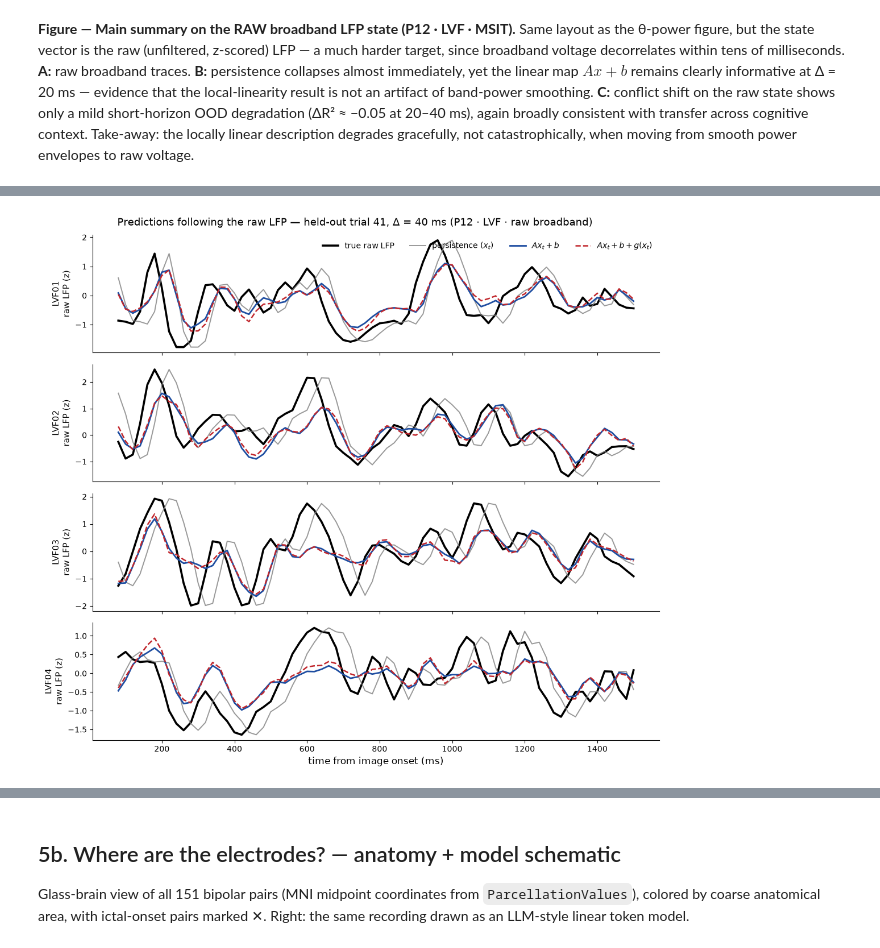
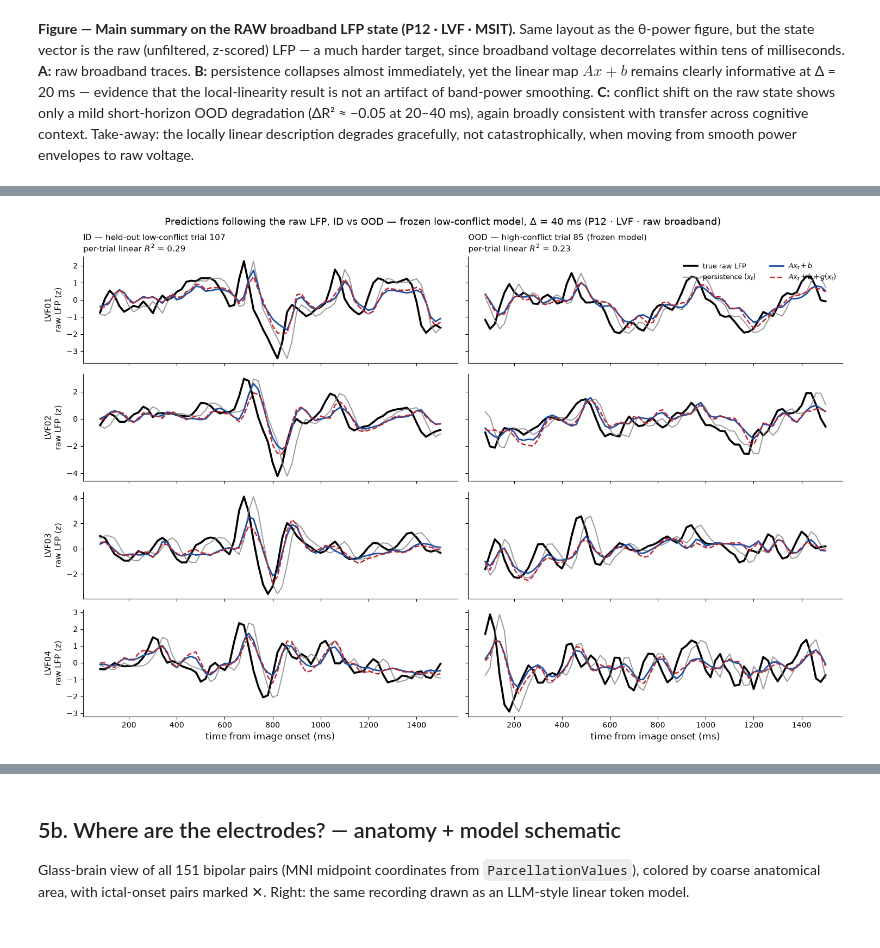
Before and after one commit to rgs2151/controller, a Jupyter notebook: NeuroAnalysis/brain_local_linearization.ipynb, the cells around one changed output, grey strips where cells are left out. Saved outputs shown, nothing was run; the diff lists cells and outputs as text; code cells hidden in the pictures.

Commit message:
prediction-tracking figure: add ID vs OOD columns (frozen low-conflict model, raw LFP)

```diff
--- a/NeuroAnalysis/brain_local_linearization.ipynb
+++ b/NeuroAnalysis/brain_local_linearization.ipynb
@@ -2004,25 +2004,27 @@ saved -> /teamspace/studios/this_studio/LinearLLMDynamic/NeuroAnalysis/figures/m
 # %% [markdown]
 **Figure — Main summary on the RAW broadband LFP state (P12 · LVF · MSIT).** Same layout as the θ-power figure, but the state vector is the raw (unfiltered, z-scored) LFP — a much harder target, since broadband voltage decorrelates within tens of milliseconds. **A:** raw broadband traces. **B:** persistence collapses almost immediately, yet the linear map $Ax+b$ remains clearly informative at Δ = 20 ms — evidence that the local-linearity result is not an artifact of band-power smoothing. **C:** conflict shift on the raw state shows only a mild short-horizon OOD degradation (ΔR² ≈ −0.05 at 20–40 ms), again broadly consistent with transfer across cognitive context. Take-away: the locally linear description degrades gracefully, not catastrophically, when moving from smooth power envelopes to raw voltage.
 # %%
-# ---------- Standalone figure: predictions following the TRUE RAW LFP ----------
-# Raw broadband voltage state (z-scored by training-baseline SD), one representative
-# held-out trial, 4 LVF channels. Horizon chosen automatically as the Δ where the
-# persistence-vs-linear difference is most obvious (max R² gap, linear still informative).
+# ---------- Standalone figure: predictions following the TRUE RAW LFP, ID vs OOD ----------
+# Raw broadband voltage state (z-scored by low-conflict-training baseline SD).
+# Model frozen on LOW-conflict trials; left column = held-out ID (low-conflict) trial,
+# right column = OOD (high-conflict) trial. Horizon chosen where persistence fails
+# but the linear map still visibly tracks.
 raw_v = sess["data"][:, clean_idx, :][:, region_mask_in_clean, :]      # (trials, ch, samples)
 tok_rawS, _, _ = tokenize(raw_v, sess["time"])
 t_ms_full_ = sess["time"] * 1000.0
 base_m_ = (t_ms_full_ >= EPOCH_MS[0]) & (t_ms_full_ < 0)
 base_sd_tr = raw_v[:, :, base_m_].std(axis=-1)                          # (trials, ch)
-mu_rawS = tok_rawS[tr].reshape(-1, tok_rawS.shape[-1]).mean(axis=0)
-sd_rawS = base_sd_tr[tr].mean(axis=0) + 1e-12
+# freeze normalization on low-conflict training trials (OOD must not touch stats)
+mu_rawS = tok_rawS[tr_lo].reshape(-1, tok_rawS.shape[-1]).mean(axis=0)
+sd_rawS = base_sd_tr[tr_lo].mean(axis=0) + 1e-12
 z_rawS = (tok_rawS - mu_rawS[None, None, :]) / sd_rawS[None, None, :]
 
 fits_S, cand_S = {}, {}
 for h_ms in [20, 40, 100]:
     hs_ = h_ms // TOKEN_STRIDE_MS
-    Xt_, Yt_ = make_pairs(z_rawS[tr], hs_)
-    Xv_, Yv_ = make_pairs(z_rawS[va], hs_)
-    Xe_, Ye_ = make_pairs(z_rawS[te], hs_)
+    Xt_, Yt_ = make_pairs(z_rawS[tr_lo], hs_)
+    Xv_, Yv_ = make_pairs(z_rawS[va_lo], hs_)
+    Xe_, Ye_ = make_pairs(z_rawS[te_lo], hs_)
     A_S, b_S, _ = fit_ridge(Xt_, Yt_, Xv_, Yv_)
     g_S = fit_residual_mlp(Xt_, Yt_ - ridge_predict(A_S, b_S, Xt_),
                            Xv_, Yv_ - ridge_predict(A_S, b_S, Xv_))
@@ -2036,33 +2038,48 @@ ok_S = sel_S[(sel_S.R2_linear > 0.25) & (sel_S.R2_persistence < 0)]
 h_star = int((ok_S if len(ok_S) else sel_S)["gap"].idxmax())
 print(f"chosen horizon: Δ = {h_star} ms (persistence fails, linear still tracks)")
 
-# representative held-out trial: per-trial linear R² closest to the test median
 hsS = h_star // TOKEN_STRIDE_MS
 A_S, b_S, g_S = fits_S[h_star]
-r2_trials = np.array([pop_r2(z_rawS[t_, hsS:], ridge_predict(A_S, b_S, z_rawS[t_, :-hsS]))
-                      for t_ in te])
-demo_S = int(te[np.argsort(r2_trials)[len(r2_trials) // 2]])
-Xd_S, Yd_S = z_rawS[demo_S, :-hsS], z_rawS[demo_S, hsS:]
-p_lin_S = ridge_predict(A_S, b_S, Xd_S)
-p_res_S = p_lin_S + mlp_predict(g_S, Xd_S)
-tp_S = token_t[hsS:]
+
+def _median_trial(trials_):
+    """trial whose per-trial linear R² is closest to the median of its split"""
+    r2s = np.array([pop_r2(z_rawS[t_, hsS:], ridge_predict(A_S, b_S, z_rawS[t_, :-hsS]))
+                    for t_ in trials_])
+    return int(trials_[np.argsort(r2s)[len(r2s) // 2]]), r2s
+
+demo_id, r2s_id = _median_trial(te_lo)
+demo_ood, r2s_ood = _median_trial(high_trials)
+print(f"ID trial {demo_id} (split median R²={np.median(r2s_id):.3f}) | "
+      f"OOD trial {demo_ood} (split median R²={np.median(r2s_ood):.3f})")
 
 ch_names_S = np.asarray(names_clean)[region_mask_in_clean] if len(np.asarray(names_clean)) == region_mask_in_clean.shape[0] else None
-fig, axs = plt.subplots(4, 1, figsize=(11, 10), sharex=True)
-for i_c, ax in enumerate(axs):
-    ax.plot(tp_S, Yd_S[:, i_c], color="black", lw=2.6, label="true raw LFP")
-    ax.plot(tp_S, Xd_S[:, i_c], color="gray", lw=1.4, alpha=0.8, label=f"persistence ($x_t$)")
-    ax.plot(tp_S, p_lin_S[:, i_c], color=COLOR_LINEAR, lw=2.0, label="$Ax_t+b$")
-    ax.plot(tp_S, p_res_S[:, i_c], color=COLOR_RESIDUAL, lw=1.8, ls="--", label="$Ax_t+b+g(x_t)$")
-    nm_ = str(ch_names_S[i_c]).split()[0] if ch_names_S is not None else f"LVF ch {i_c+1}"
-    ax.set_ylabel(f"{nm_}\nraw LFP (z)", fontsize=11)
-    ax.tick_params(labelsize=10)
-    for s_ in ("top", "right"):
-        ax.spines[s_].set_visible(False)
-axs[0].legend(fontsize=10, frameon=False, ncols=4, loc="upper right")
-axs[-1].set_xlabel("time from image onset (ms)", fontsize=12)
-fig.suptitle(f"Predictions following the raw LFP — held-out trial {demo_S}, $\\Delta$ = {h_star} ms "
-             f"(P12 · LVF · raw broadband)", fontsize=13)
+tp_S = token_t[hsS:]
+fig, axs = plt.subplots(4, 2, figsize=(15, 10), sharex=True, sharey="row")
+for j_c, (ttl_c, trial_c, r2s_c) in enumerate([
+        (f"ID — held-out low-conflict trial {demo_id}", demo_id, r2s_id),
+        (f"OOD — high-conflict trial {demo_ood} (frozen model)", demo_ood, r2s_ood)]):
+    Xd_, Yd_ = z_rawS[trial_c, :-hsS], z_rawS[trial_c, hsS:]
+    p_lin_ = ridge_predict(A_S, b_S, Xd_)
+    p_res_ = p_lin_ + mlp_predict(g_S, Xd_)
+    for i_c in range(4):
+        ax = axs[i_c, j_c]
+        ax.plot(tp_S, Yd_[:, i_c], color="black", lw=2.6, label="true raw LFP")
+        ax.plot(tp_S, Xd_[:, i_c], color="gray", lw=1.4, alpha=0.8, label="persistence ($x_t$)")
+        ax.plot(tp_S, p_lin_[:, i_c], color=COLOR_LINEAR, lw=2.0, label="$Ax_t+b$")
+        ax.plot(tp_S, p_res_[:, i_c], color=COLOR_RESIDUAL, lw=1.8, ls="--", label="$Ax_t+b+g(x_t)$")
+        if j_c == 0:
+            nm_ = str(ch_names_S[i_c]).split()[0] if ch_names_S is not None else f"LVF ch {i_c+1}"
+            ax.set_ylabel(f"{nm_}\nraw LFP (z)", fontsize=11)
+        ax.tick_params(labelsize=10)
+        for s_ in ("top", "right"):
+            ax.spines[s_].set_visible(False)
+    axs[0, j_c].set_title(f"{ttl_c}\nper-trial linear $R^2$ = "
+                          f"{pop_r2(z_rawS[trial_c, hsS:], ridge_predict(A_S, b_S, z_rawS[trial_c, :-hsS])):.2f}",
+                          fontsize=11, loc="left")
+    axs[-1, j_c].set_xlabel("time from image onset (ms)", fontsize=12)
+axs[0, 1].legend(fontsize=9, frameon=False, ncols=2, loc="upper right")
+fig.suptitle(f"Predictions following the raw LFP, ID vs OOD — frozen low-conflict model, "
+             f"$\\Delta$ = {h_star} ms (P12 · LVF · raw broadband)", fontsize=13)
 fig.tight_layout()
 for ext in ("png", "pdf"):
     fig.savefig(FIG_DIR / f"pred_following_raw_P12_LVF.{ext}", dpi=200, bbox_inches="tight")
@@ -2077,3 +2095,3 @@ chosen horizon: Δ = 40 ms (persistence fails, linear still tracks)
 saved -> /teamspace/studios/this_studio/LinearLLMDynamic/NeuroAnalysis/figures/pred_following_raw_P12_LVF.png
-[figure, old version]
+[figure, new version]
 # %% [markdown]
```
Also changed, not shown: parts of 2 cells of this notebook, 2 other files.
